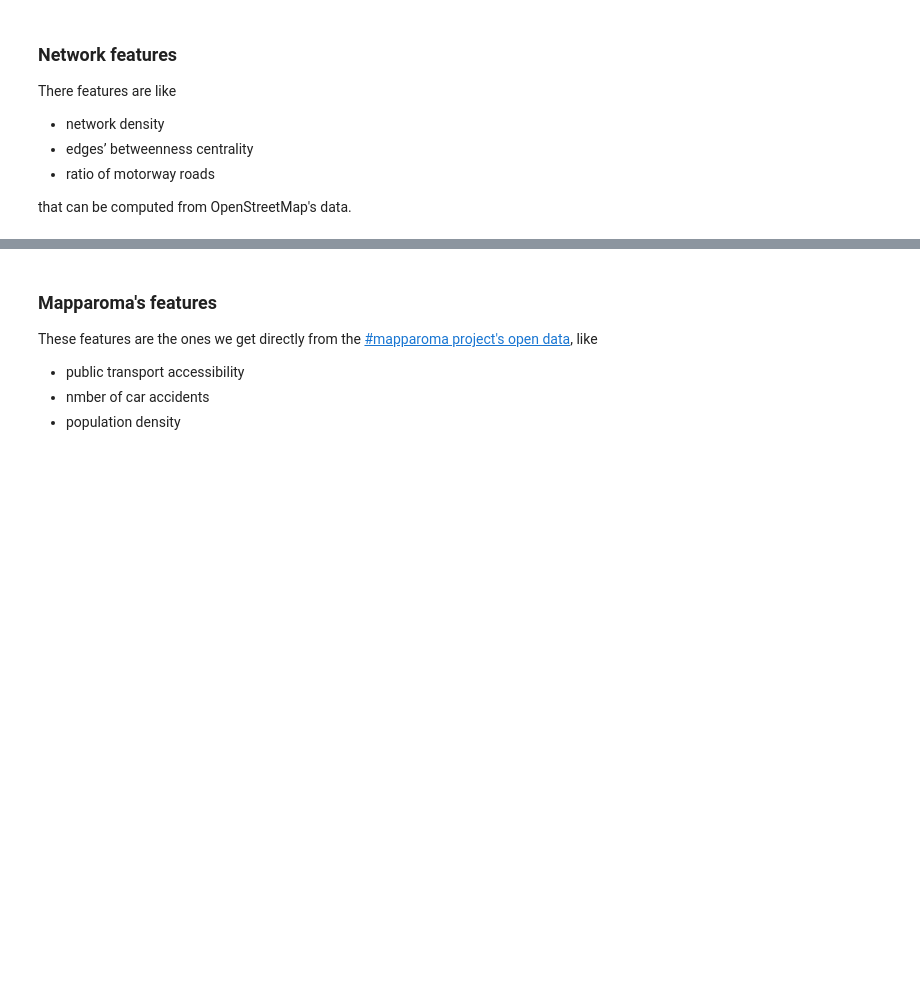
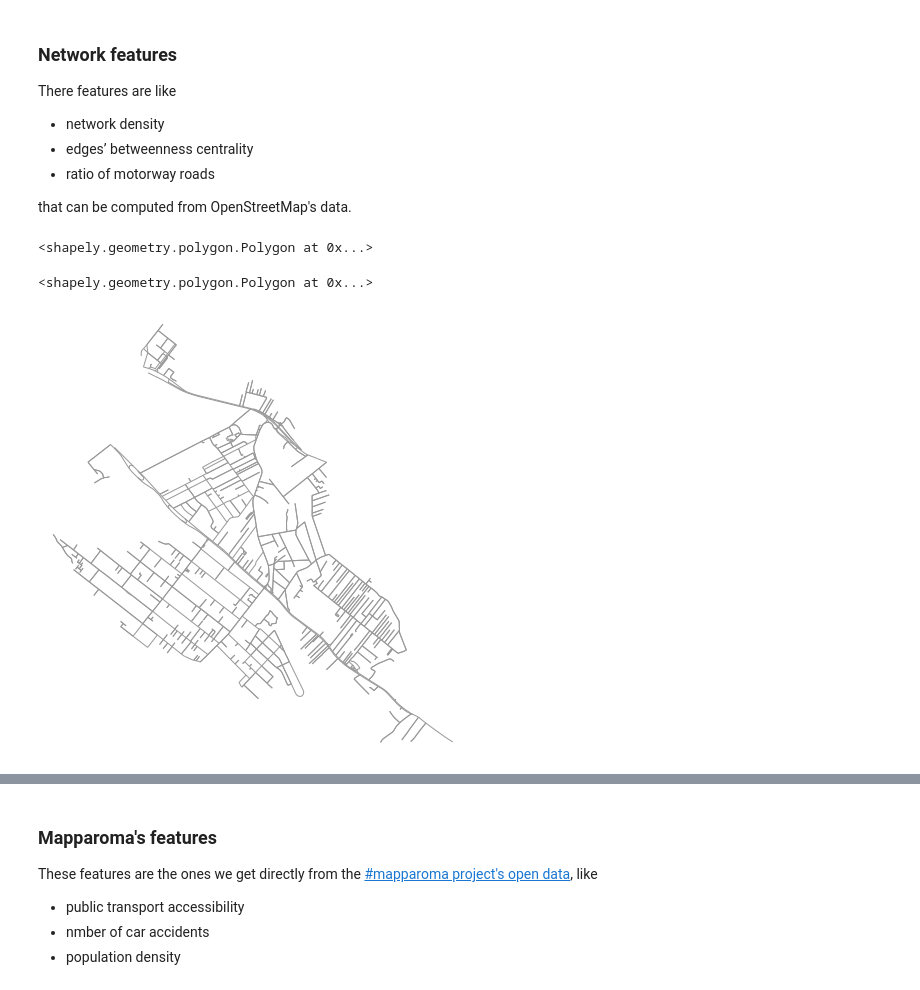
Before and after one commit to matteoboh/urbem, a Jupyter notebook: notebooks/0.2-get_covariates.ipynb, the cells around one changed output, grey strips where cells are left out. Saved outputs shown, nothing was run; the diff lists cells and outputs as text; code cells hidden in the pictures; blank space fills up the shorter version.

Commit message:
started with network features

```diff
--- a/notebooks/0.2-get_covariates.ipynb
+++ b/notebooks/0.2-get_covariates.ipynb
@@ -226,0 +230,16 @@ that can be computed from OpenStreetMap's data.
+# %%
+gdf_rome.iloc[0]['geometry']
+# %% [output]
+<shapely.geometry.polygon.Polygon at 0x...>
+# %%
+# reprojecting for getting the osm network
+gdf_rome_4326 = gdf_rome.to_crs('epsg:4326')
+gdf_rome_4326.iloc[0]['geometry']
+# %% [output]
+<shapely.geometry.polygon.Polygon at 0x...>
+# %%
+G = ox.graph_from_polygon(gdf_rome_4326.iloc[0]['geometry'], network_type='drive_service')
+# %%
+fig, ax = ox.plot_graph(G, bgcolor='w',node_size=0)
+# %% [output]
+[figure, added]
```
Also changed, not shown: parts of 5 cells of this notebook.
